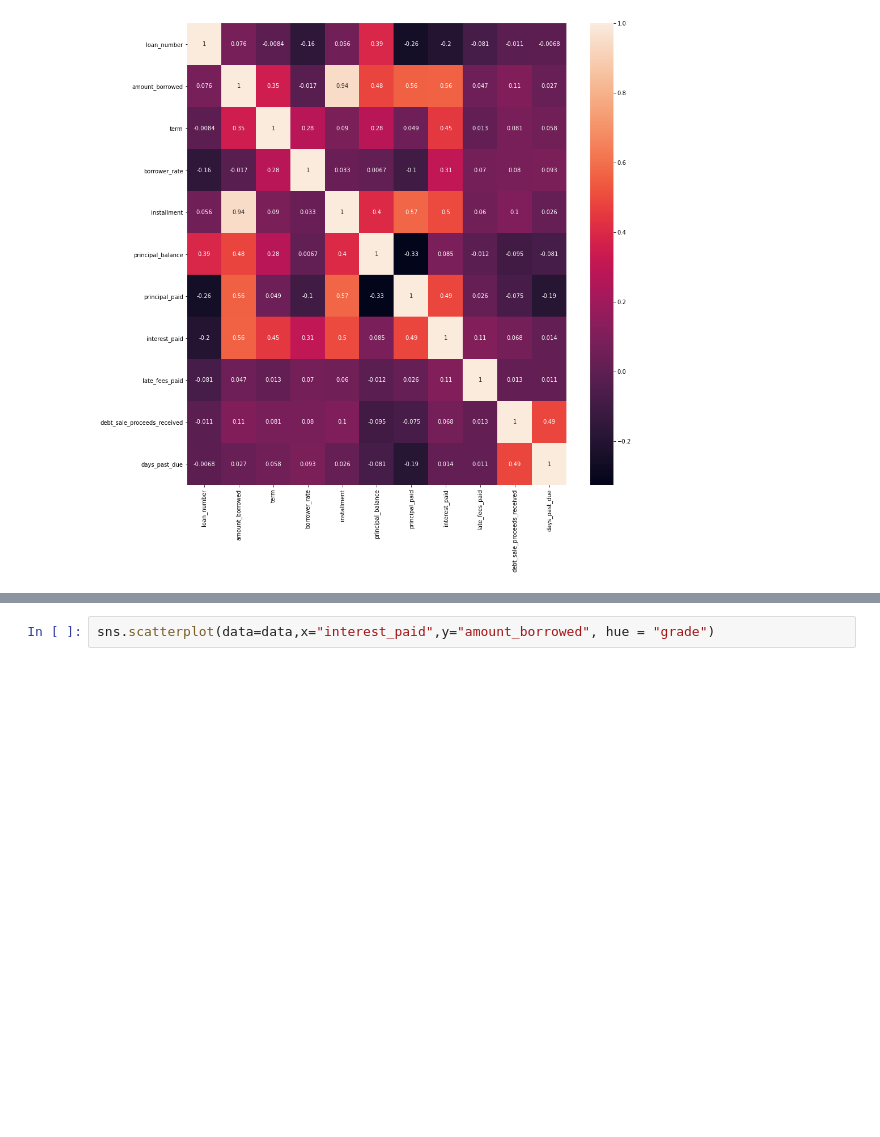
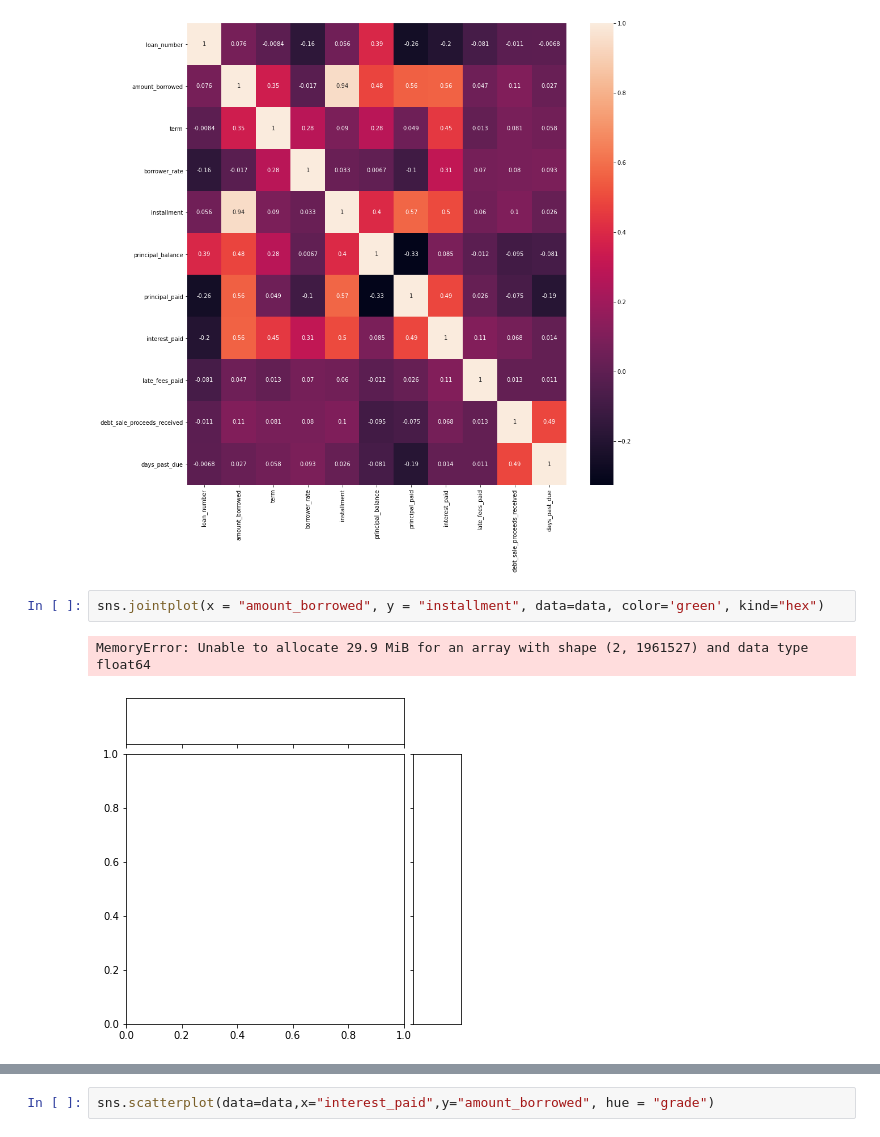
Before and after one commit to zonbloop/P2P_Lending.github.io, a Jupyter notebook: P2P.ipynb, the cells around one changed output, grey strips where cells are left out. Cells and saved outputs as stored; diff of their text form; blank space fills up the shorter version.

Commit message:
Some graphs

```diff
--- a/P2P.ipynb
+++ b/P2P.ipynb
@@ -71,4 +94,9 @@ sns.heatmap(corrMatrix, annot=True, ax=ax)
 # %% [output]
 <matplotlib.axes._subplots.AxesSubplot at 0x...>
 [figure]
+# %%
+sns.jointplot(x = "amount_borrowed", y = "installment", data=data, color='green', kind="hex")
+# %% [output]
+MemoryError: Unable to allocate 29.9 MiB for an array with shape (2, 1961527) and data type float64
+[figure, added]
 # %%
```
Also changed, not shown: parts of 5 cells of this notebook.
